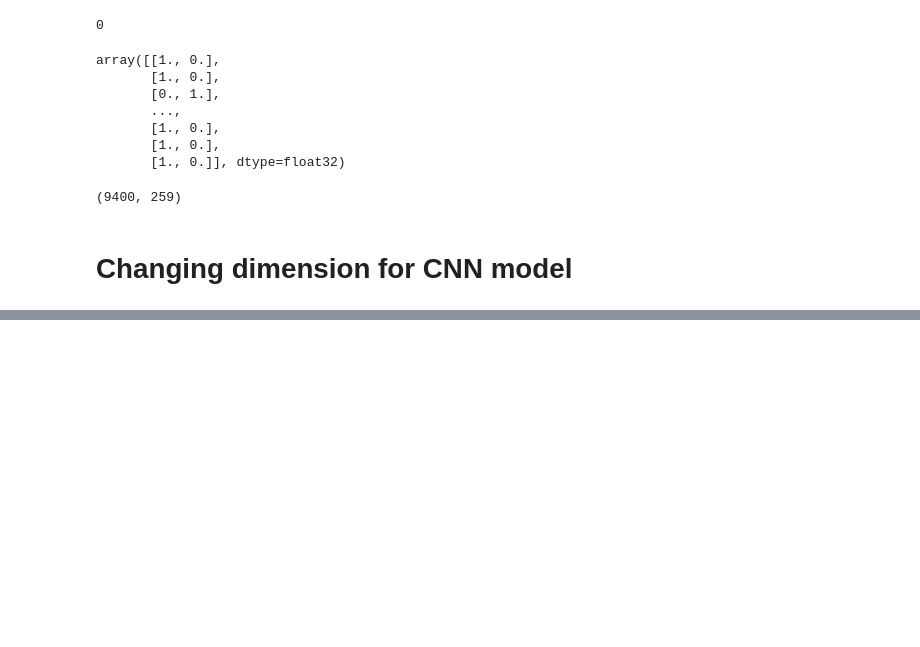
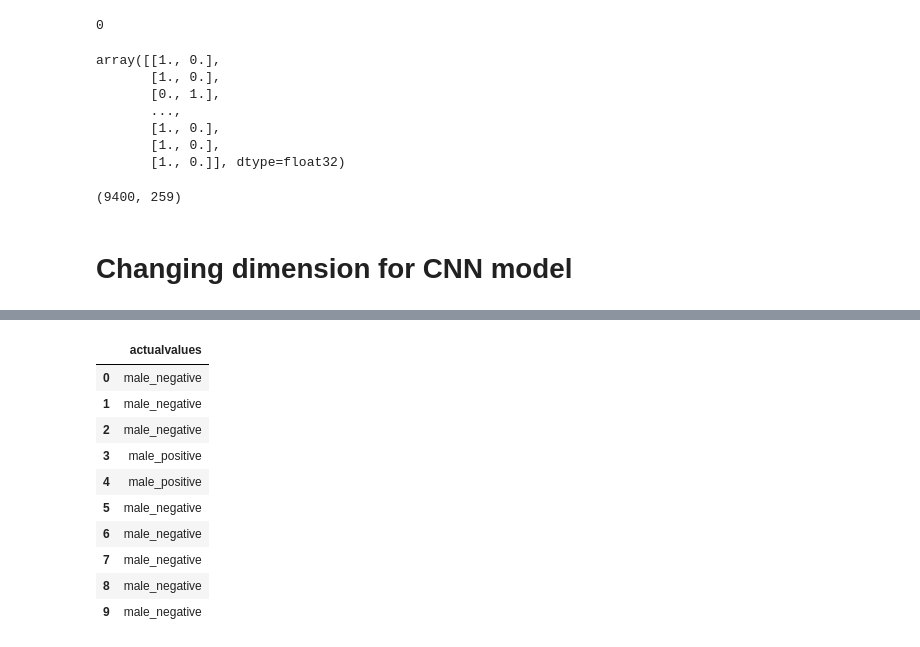
Before and after one commit to Subh1m/Emotion-Recognition, a Jupyter notebook: code/Speech.ipynb, the cells around one changed output, grey strips where cells are left out. Cells and saved outputs as stored; diff of their text form; code cells hidden in the pictures; blank space fills up the shorter version.

```diff
--- a/code/Speech.ipynb
+++ b/code/Speech.ipynb
@@ -873,0 +907,16 @@ plt.show()
+# %%
+data_test = pd.DataFrame(columns=['feature'])
+for i in tqdm(range(len(data2_df))):
+    X, sample_rate = librosa.load(data2_df.path[i], res_type='kaiser_fast',duration=input_duration,sr=22050*2,offset=0.5)
+#     X = X[10000:90000]
+    sample_rate = np.array(sample_rate)
+    mfccs = np.mean(librosa.feature.mfcc(y=X, sr=sample_rate, n_mfcc=13), axis=0)
+    feature = mfccs
+    data_test.loc[i] = [feature]
+
+test_valid = pd.DataFrame(data_test['feature'].values.tolist())
+test_valid = np.array(test_valid)
+test_valid_lb = np.array(data2_df.label)
+lb = LabelEncoder()
+test_valid_lb = np_utils.to_categorical(lb.fit_transform(test_valid_lb))
+test_valid = np.expand_dims(test_valid, axis=2)
@@ -873,0 +956,15 @@ plt.show()
+# %%
+actualdf = pd.DataFrame({'actualvalues': actualvalues})
+actualdf[:10]
+# %% [output]
+|  | actualvalues |
+| 0 | male_negative |
+| 1 | male_negative |
+| 2 | male_negative |
+| 3 | male_positive |
+| 4 | male_positive |
+| 5 | male_negative |
+| 6 | male_negative |
+| 7 | male_negative |
+| 8 | male_negative |
+| 9 | male_negative |
```
Also changed, not shown: parts of 36 cells of this notebook.
